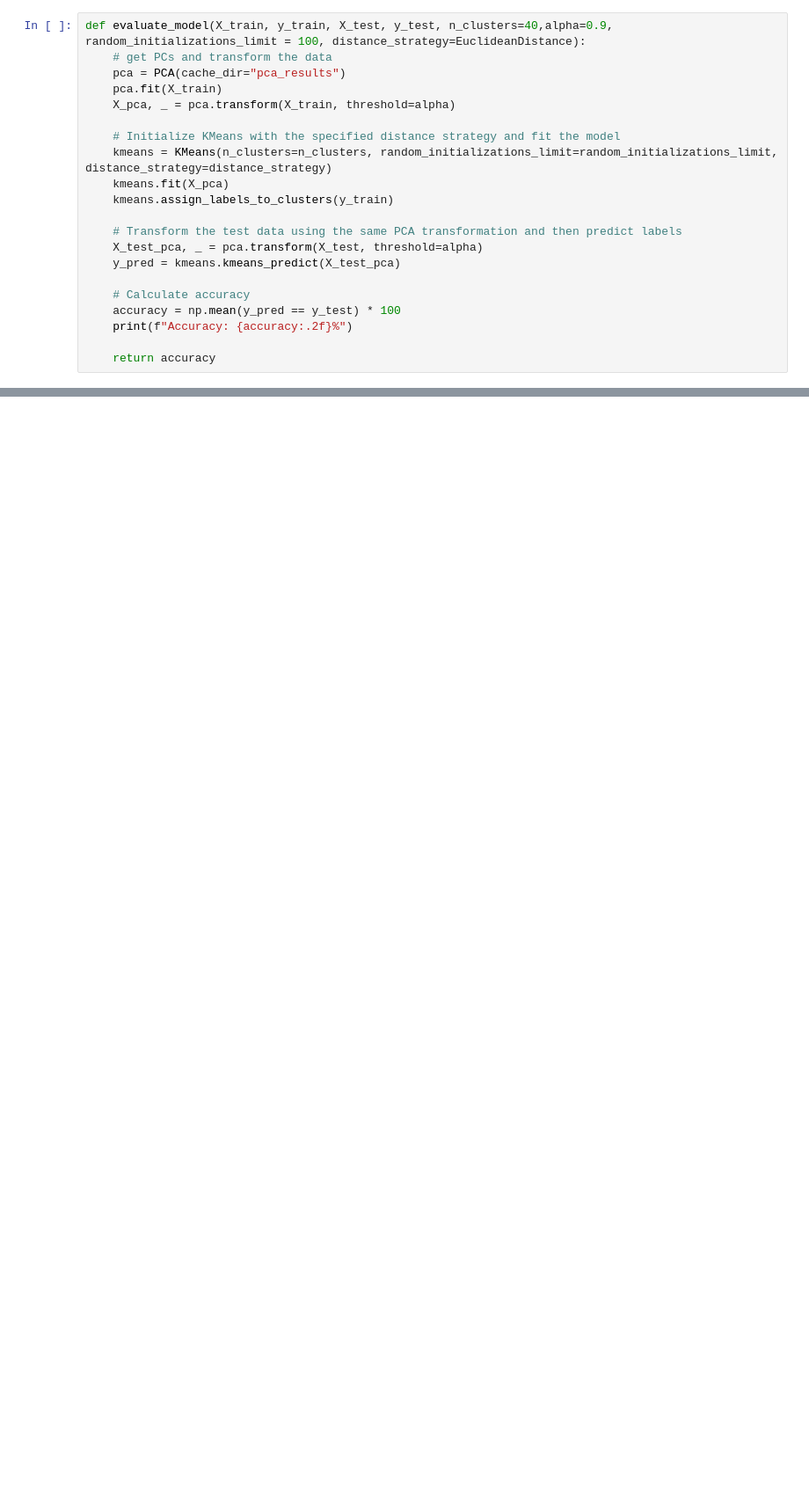
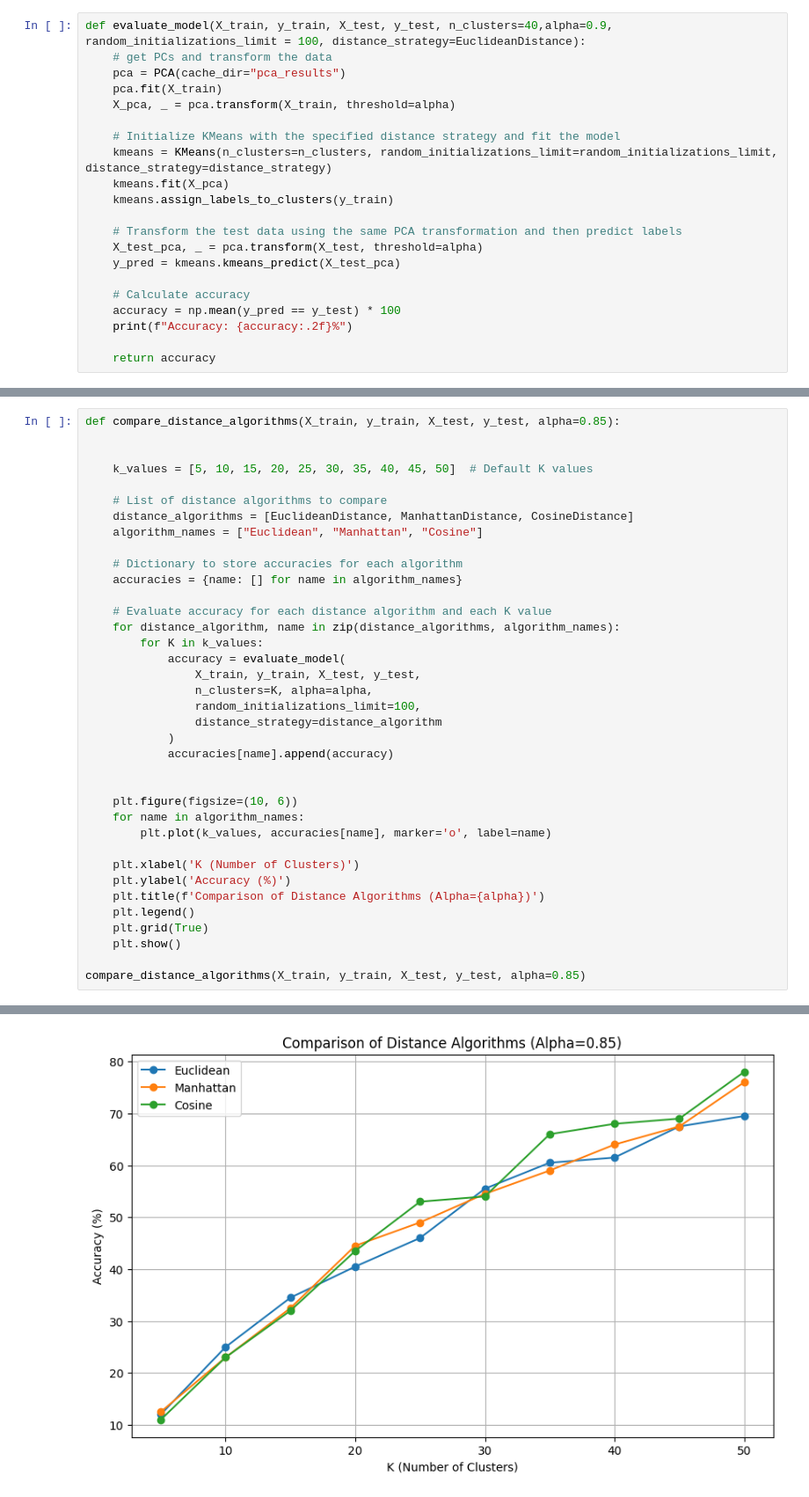
Before and after one commit to ahmedyoussefg/Face-Recognition-ORL, a Jupyter notebook: face_recognition.ipynb, the cells around one changed output, grey strips where cells are left out. Shown: that part at 88% size. Saved outputs shown, nothing was run; the diff lists cells and outputs as text; blank space fills up the shorter version.

Commit message:
plot the comparesions between distance algorithms

```diff
--- a/face_recognition.ipynb
+++ b/face_recognition.ipynb
@@ -448,0 +412,38 @@ Accuracy: 79.00%
+# %%
+def compare_distance_algorithms(X_train, y_train, X_test, y_test, alpha=0.85):
+
+
+    k_values = [5, 10, 15, 20, 25, 30, 35, 40, 45, 50]  # Default K values
+
+    # List of distance algorithms to compare
+    distance_algorithms = [EuclideanDistance, ManhattanDistance, CosineDistance]
+    algorithm_names = ["Euclidean", "Manhattan", "Cosine"]
+
+    # Dictionary to store accuracies for each algorithm
+    accuracies = {name: [] for name in algorithm_names}
+
+    # Evaluate accuracy for each distance algorithm and each K value
+    for distance_algorithm, name in zip(distance_algorithms, algorithm_names):
+        for K in k_values:
+            accuracy = evaluate_model(
+                X_train, y_train, X_test, y_test,
+                n_clusters=K, alpha=alpha,
+                random_initializations_limit=100,
+                distance_strategy=distance_algorithm
+            )
+            accuracies[name].append(accuracy)
+
+
+    plt.figure(figsize=(10, 6))
+    for name in algorithm_names:
+        plt.plot(k_values, accuracies[name], marker='o', label=name)
+
+    plt.xlabel('K (Number of Clusters)')
+    plt.ylabel('Accuracy (%)')
+    plt.title(f'Comparison of Distance Algorithms (Alpha={alpha})')
+    plt.legend()
+    plt.grid(True)
+    plt.show()
+
+compare_distance_algorithms(X_train, y_train, X_test, y_test, alpha=0.85)
+# %% [output]
@@ -448,0 +467 @@ Accuracy: 79.00%
+[figure, added]
```
Also changed, not shown: parts of 2 cells of this notebook.
